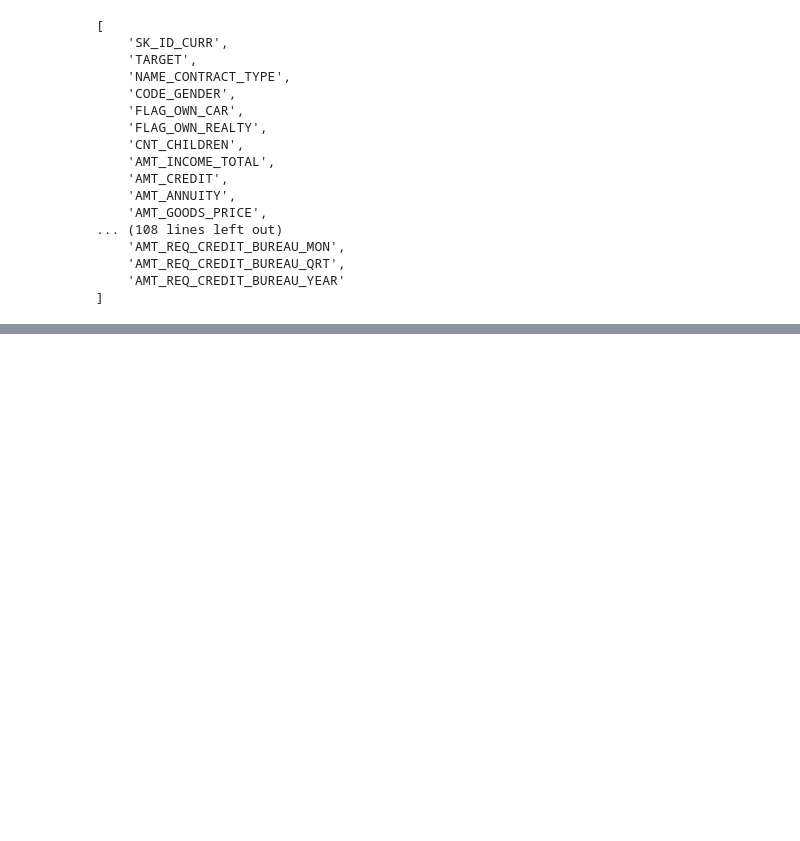
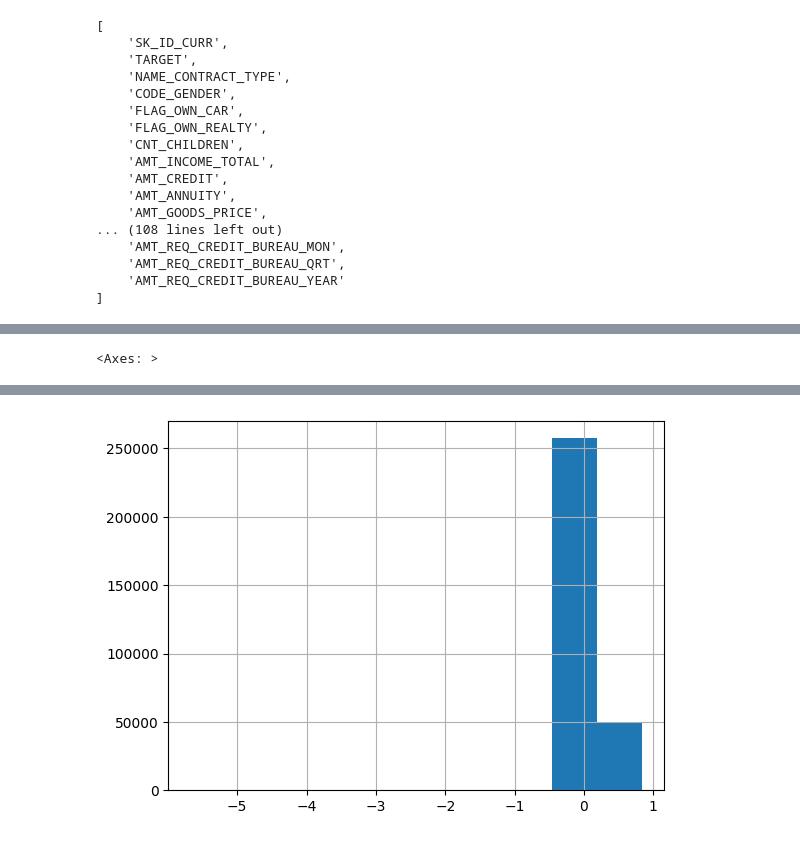
Before and after one commit to robinlhk/ocp7-scoring-model-cloud, a Jupyter notebook: notebooks/ocp7_stat_desc_proto_dashboard.ipynb, the cells around one changed output, grey strips where cells are left out. Saved outputs shown, nothing was run; the diff lists cells and outputs as text; code cells hidden in the pictures; blank space fills up the shorter version.

```diff
--- a/notebooks/ocp7_stat_desc_proto_dashboard.ipynb
+++ b/notebooks/ocp7_stat_desc_proto_dashboard.ipynb
@@ -189,0 +147,3 @@ df_train.columns.tolist()
+# %%
+((viz_df_train["AMT_CREDIT"] - viz_df_train["AMT_GOODS_PRICE"])/viz_df_train["AMT_CREDIT"]).hist()
+# %% [output]
@@ -189,0 +151 @@ df_train.columns.tolist()
+<Axes: >
@@ -189,0 +153 @@ df_train.columns.tolist()
+[figure, added]
```
Also changed, not shown: parts of 37 cells of this notebook, 5 other files.
